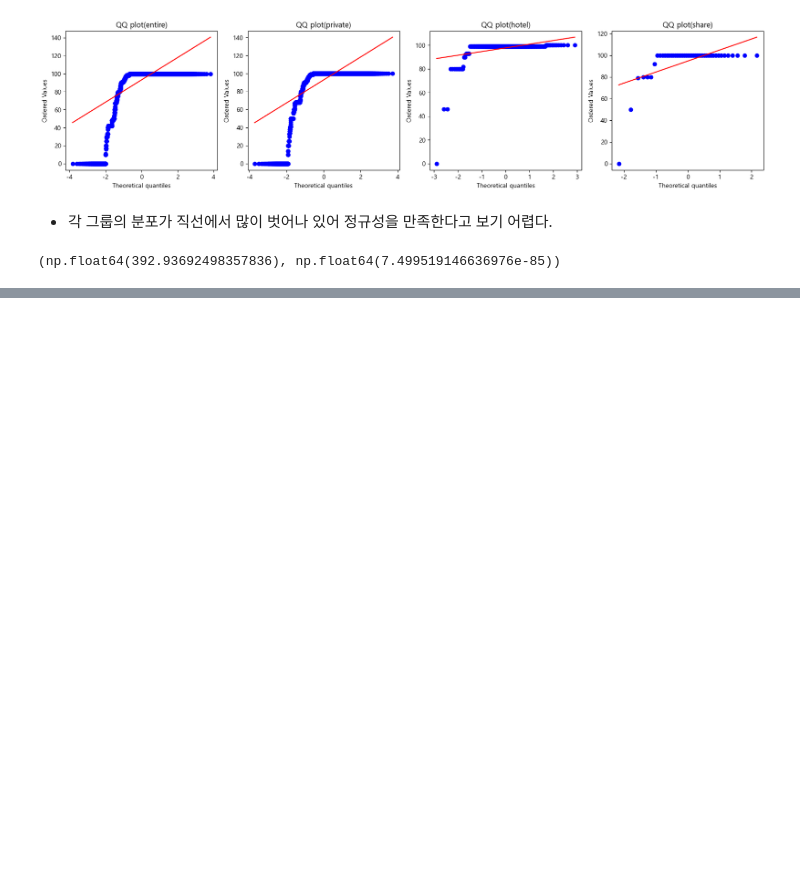
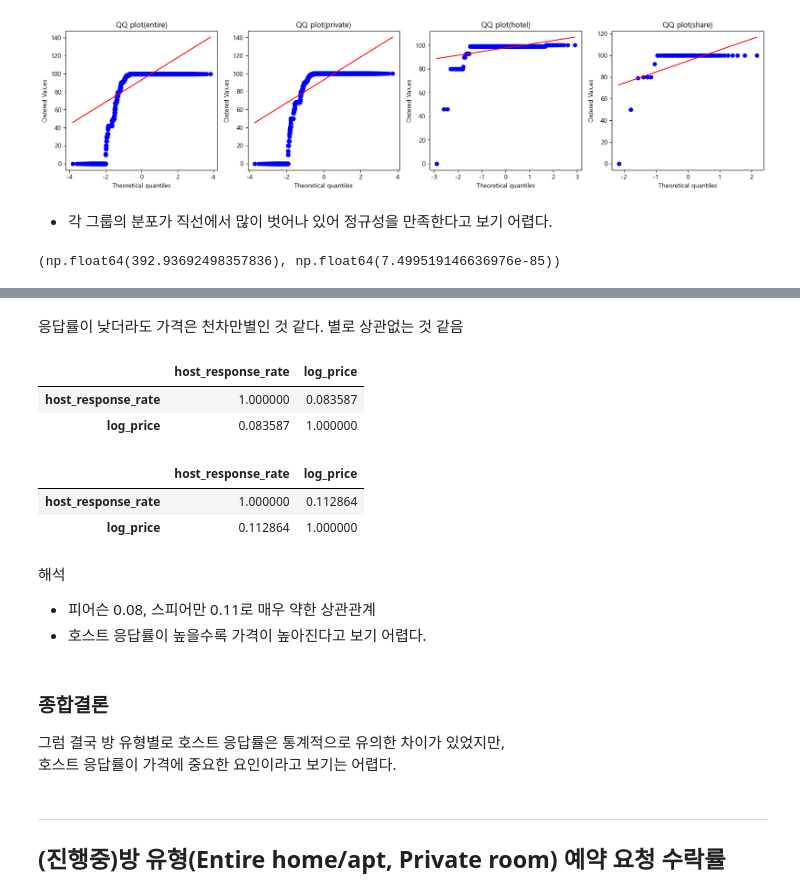
Before and after one commit to KyungminChang/data-analysis-project-BBB, a Jupyter notebook: 02_basic_statistics.ipynb, the cells around one changed output, grey strips where cells are left out. Cells and saved outputs as stored; diff of their text form; code cells hidden in the pictures; blank space fills up the shorter version.

```diff
--- a/02_basic_statistics.ipynb
+++ b/02_basic_statistics.ipynb
@@ -496,2 +551,25 @@ p-value < 0.05 보다 낮으므로 귀무가설 기각.
+# %% [markdown]
+응답률이 낮더라도 가격은 천차만별인 것 같다. 별로 상관없는 것 같음
+# %%
+rr_price[['host_response_rate','log_price']].corr(method='pearson')
+# %% [output]
+|  | host_response_rate | log_price |
+| host_response_rate | 1.000000 | 0.083587 |
+| log_price | 0.083587 | 1.000000 |
+# %%
+rr_price[['host_response_rate','log_price']].corr(method='spearman')
+# %% [output]
+|  | host_response_rate | log_price |
+| host_response_rate | 1.000000 | 0.112864 |
+| log_price | 0.112864 | 1.000000 |
+# %% [markdown]
+해석
+- 피어슨 0.08, 스피어만 0.11로 매우 약한 상관관계
+- 호스트 응답률이 높을수록 가격이 높아진다고 보기 어렵다.
+# %% [markdown]
+### 종합결론
+그럼 결국 방 유형별로 호스트 응답률은 통계적으로 유의한 차이가 있었지만, \
+호스트 응답률이 가격에 중요한 요인이라고 보기는 어렵다.
 # %% [markdown]
-##
+---
+## (진행중)방 유형(Entire home/apt, Private room) 예약 요청 수락률
```
Also changed, not shown: parts of 11 cells of this notebook.
